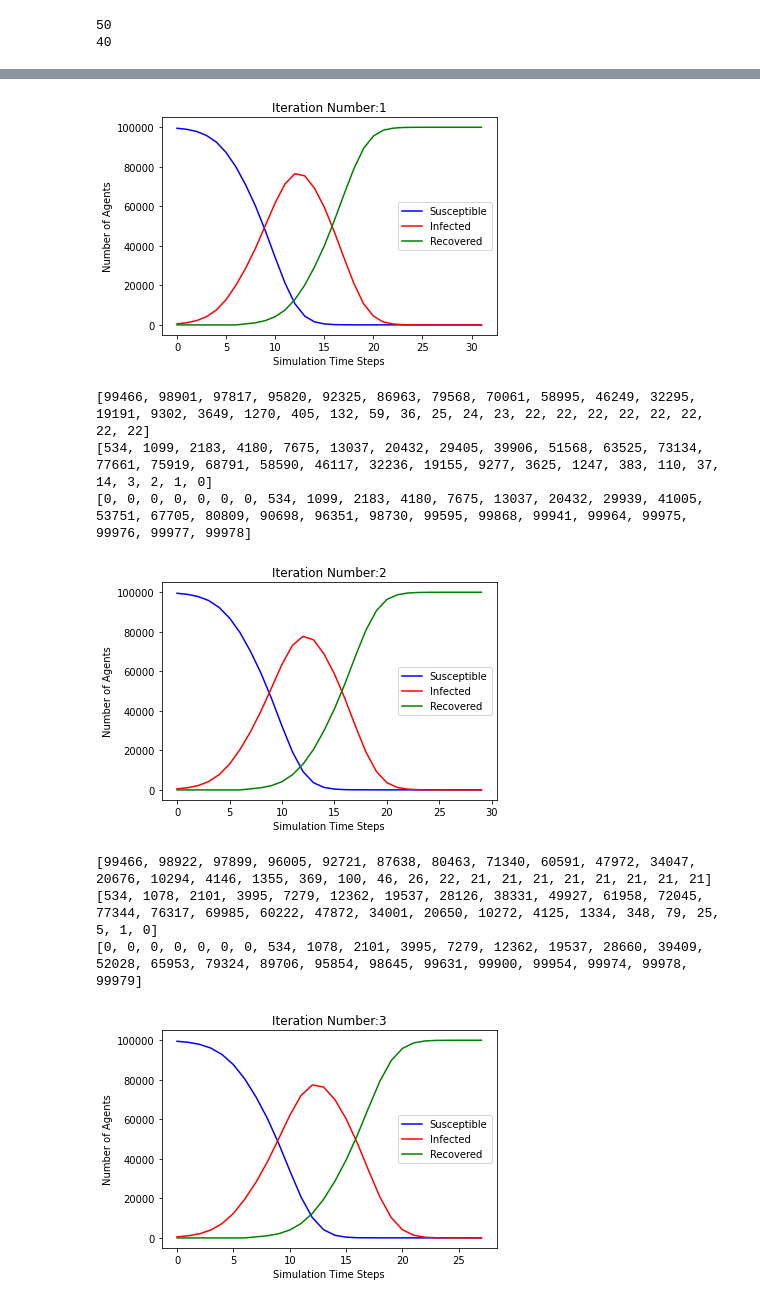
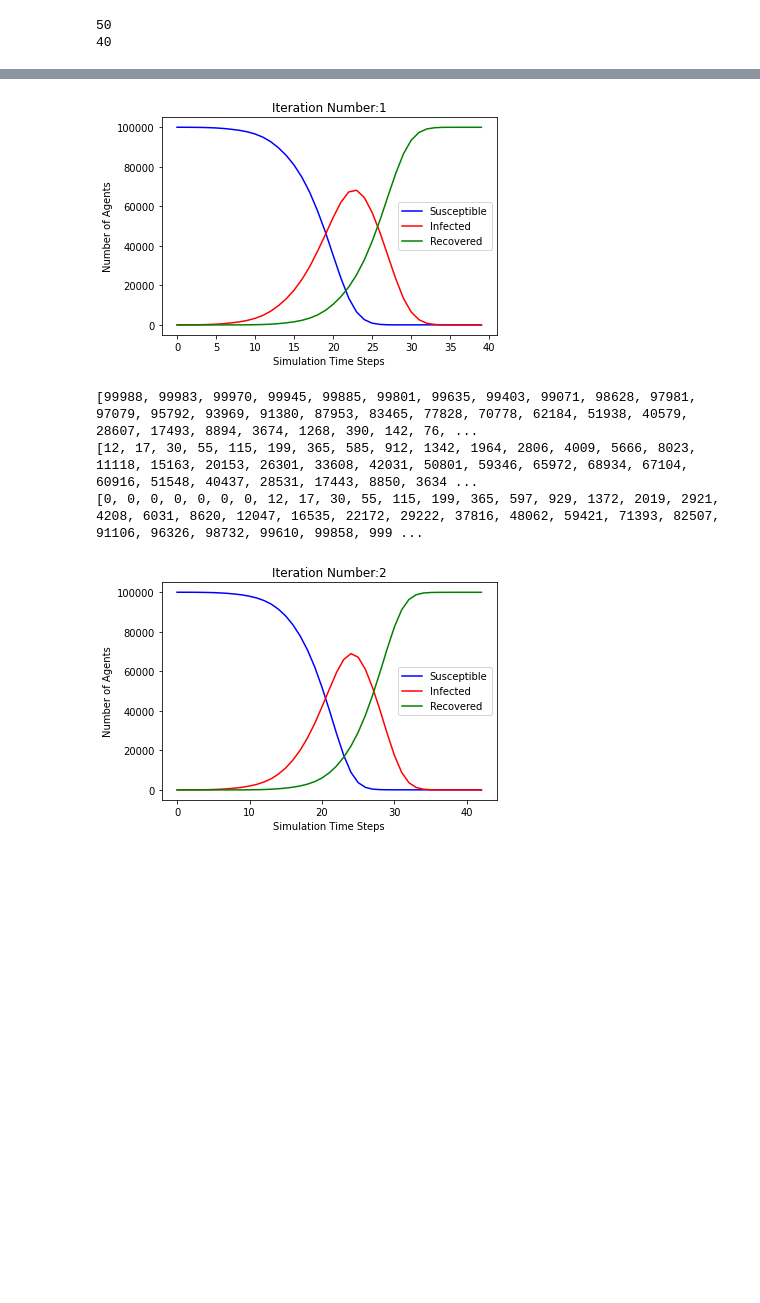
Before and after one commit to rajeshkpandey/AWESOME-FER, a Jupyter notebook: Epidemics_ABM.ipynb, the cells around one changed output, grey strips where cells are left out. Drawn from its saved outputs; the diff is of its cells as text; code cells hidden in the pictures; blank space fills up the shorter version.

```diff
--- a/Epidemics_ABM.ipynb
+++ b/Epidemics_ABM.ipynb
@@ -99,7 +99,7 @@ for k in range(K):
   Rand_nodeN=random.randint(0,NN-1)
   First_nodeN = random.randint(0,NN-1)
   Second_nodeN = random.randint(0,NN-1)
-  Rand_state=random.choices([0,1],weights=(99.5,.5),k=1)[0]
+  Rand_state=random.choices([0,1],weights=(99.5,.01),k=1)[0]
   Rand_neighbors = list(GraphN.neighbors(Rand_nodeN))
   Rand_neighbors1 = list(GraphN.neighbors(First_nodeN))
   Rand_neighbors2 = list(GraphN.neighbors(Second_nodeN))
@@ -352,7 +352,7 @@ S,I,R = Count_SIR_Node(Node_n)
 #print([S,I,R])
 #print([S1,I1,R1])
 
-for i in range(5):
+for i in range(2):
   j=0
   Node_p=Node.copy()
   Node_n=Node.copy()
@@ -401,9 +401,5 @@ for i in range(5):
-[figure, old version]
+[figure, new version]
-[99466, 98901, 97817, 95820, 92325, 86963, 79568, 70061, 58995, 46249, 32295, 19191, 9302, 3649, 1270, 405, 132, 59, 36, 25, 24, 23, 22, 22, 22, 22, 22, 22, 22, 22]
-[534, 1099, 2183, 4180, 7675, 13037, 20432, 29405, 39906, 51568, 63525, 73134, 77661, 75919, 68791, 58590, 46117, 32236, 19155, 9277, 3625, 1247, 383, 110, 37, 14, 3, 2, 1, 0]
-[0, 0, 0, 0, 0, 0, 0, 534, 1099, 2183, 4180, 7675, 13037, 20432, 29939, 41005, 53751, 67705, 80809, 90698, 96351, 98730, 99595, 99868, 99941, 99964, 99975, 99976, 99977, 99978]
+[99988, 99983, 99970, 99945, 99885, 99801, 99635, 99403, 99071, 98628, 97981, 97079, 95792, 93969, 91380, 87953, 83465, 77828, 70778, 62184, 51938, 40579, 28607, 17493, 8894, 3674, 1268, 390, 142, 76, ...
+[12, 17, 30, 55, 115, 199, 365, 585, 912, 1342, 1964, 2806, 4009, 5666, 8023, 11118, 15163, 20153, 26301, 33608, 42031, 50801, 59346, 65972, 68934, 67104, 60916, 51548, 40437, 28531, 17443, 8850, 3634 ...
+[0, 0, 0, 0, 0, 0, 0, 12, 17, 30, 55, 115, 199, 365, 597, 929, 1372, 2019, 2921, 4208, 6031, 8620, 12047, 16535, 22172, 29222, 37816, 48062, 59421, 71393, 82507, 91106, 96326, 98732, 99610, 99858, 999 ...
-[figure, old version]
+[figure, new version]
-[99466, 98922, 97899, 96005, 92721, 87638, 80463, 71340, 60591, 47972, 34047, 20676, 10294, 4146, 1355, 369, 100, 46, 26, 22, 21, 21, 21, 21, 21, 21, 21, 21]
-[534, 1078, 2101, 3995, 7279, 12362, 19537, 28126, 38331, 49927, 61958, 72045, 77344, 76317, 69985, 60222, 47872, 34001, 20650, 10272, 4125, 1334, 348, 79, 25, 5, 1, 0]
-[0, 0, 0, 0, 0, 0, 0, 534, 1078, 2101, 3995, 7279, 12362, 19537, 28660, 39409, 52028, 65953, 79324, 89706, 95854, 98645, 99631, 99900, 99954, 99974, 99978, 99979]
-[figure, removed]
```
Also changed, not shown: parts of 2 cells of this notebook.
